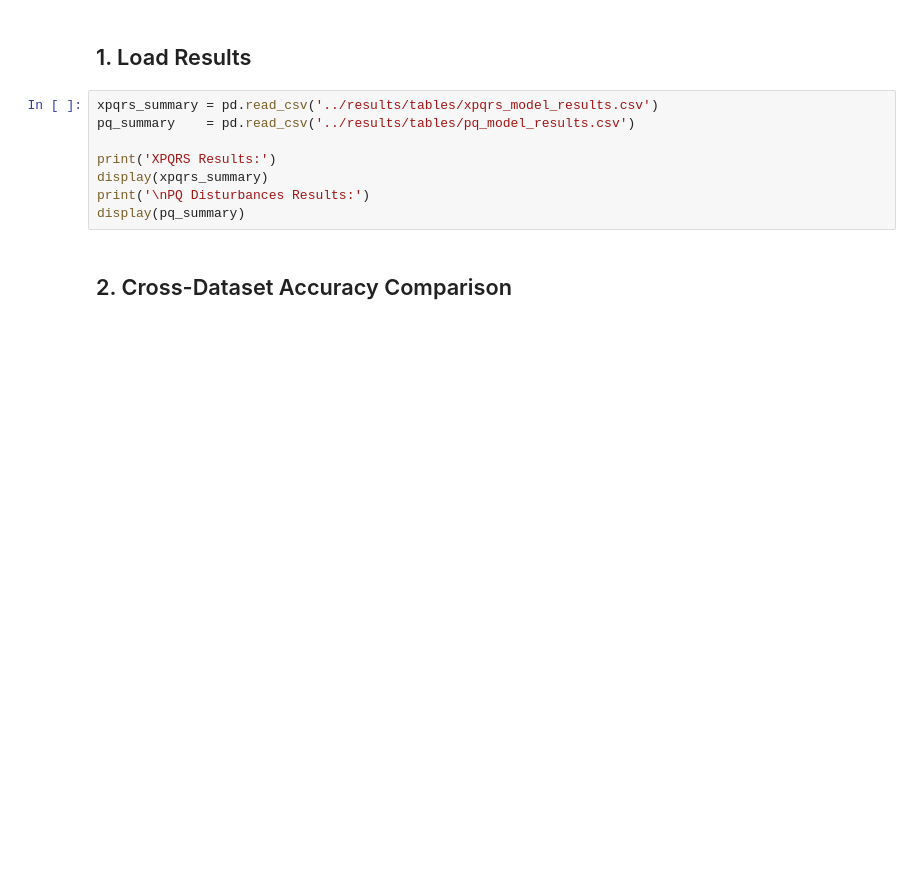
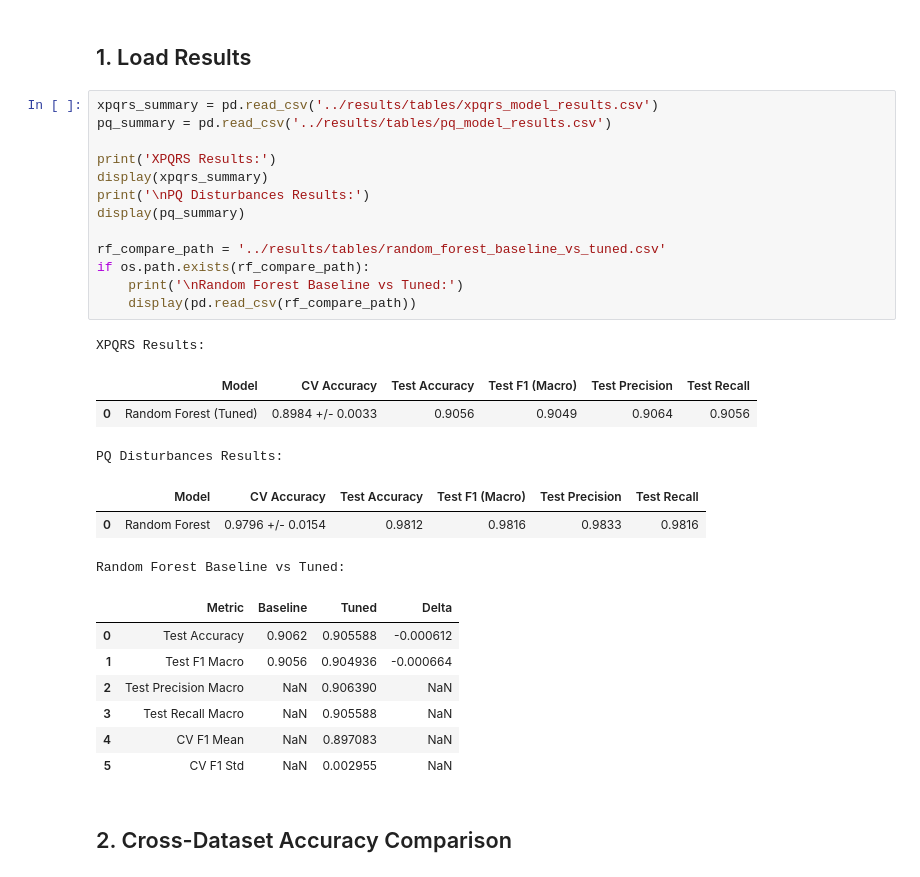
Before and after one commit to sanjaykumar584/pqd-classification, a Jupyter notebook: notebooks/05_results_comparison.ipynb, the cells around one changed output. Drawn from its saved outputs; the diff is of its cells as text; blank space fills up the shorter version.

```diff
--- a/notebooks/05_results_comparison.ipynb
+++ b/notebooks/05_results_comparison.ipynb
@@ -32,12 +32,32 @@ sns.set_theme(style='whitegrid')
 ## 1. Load Results
 # %%
 xpqrs_summary = pd.read_csv('../results/tables/xpqrs_model_results.csv')
-pq_summary    = pd.read_csv('../results/tables/pq_model_results.csv')
+pq_summary = pd.read_csv('../results/tables/pq_model_results.csv')
 
 print('XPQRS Results:')
 display(xpqrs_summary)
 print('\nPQ Disturbances Results:')
 display(pq_summary)
+
+rf_compare_path = '../results/tables/random_forest_baseline_vs_tuned.csv'
+if os.path.exists(rf_compare_path):
+    print('\nRandom Forest Baseline vs Tuned:')
+    display(pd.read_csv(rf_compare_path))
+# %% [output]
+XPQRS Results:
+|  | Model | CV Accuracy | Test Accuracy | Test F1 (Macro) | Test Precision | Test Recall |
+| 0 | Random Forest (Tuned) | 0.8984 +/- 0.0033 | 0.9056 | 0.9049 | 0.9064 | 0.9056 |
+PQ Disturbances Results:
+|  | Model | CV Accuracy | Test Accuracy | Test F1 (Macro) | Test Precision | Test Recall |
+| 0 | Random Forest | 0.9796 +/- 0.0154 | 0.9812 | 0.9816 | 0.9833 | 0.9816 |
+Random Forest Baseline vs Tuned:
+|  | Metric | Baseline | Tuned | Delta |
+| 0 | Test Accuracy | 0.9062 | 0.905588 | -0.000612 |
+| 1 | Test F1 Macro | 0.9056 | 0.904936 | -0.000664 |
+| 2 | Test Precision Macro | NaN | 0.906390 | NaN |
+| 3 | Test Recall Macro | NaN | 0.905588 | NaN |
+| 4 | CV F1 Mean | NaN | 0.897083 | NaN |
+| 5 | CV F1 Std | NaN | 0.002955 | NaN |
 # %% [markdown]
 ## 2. Cross-Dataset Accuracy Comparison
 # %%
```
Also changed, not shown: parts of 8 cells of this notebook, 18 other files.
